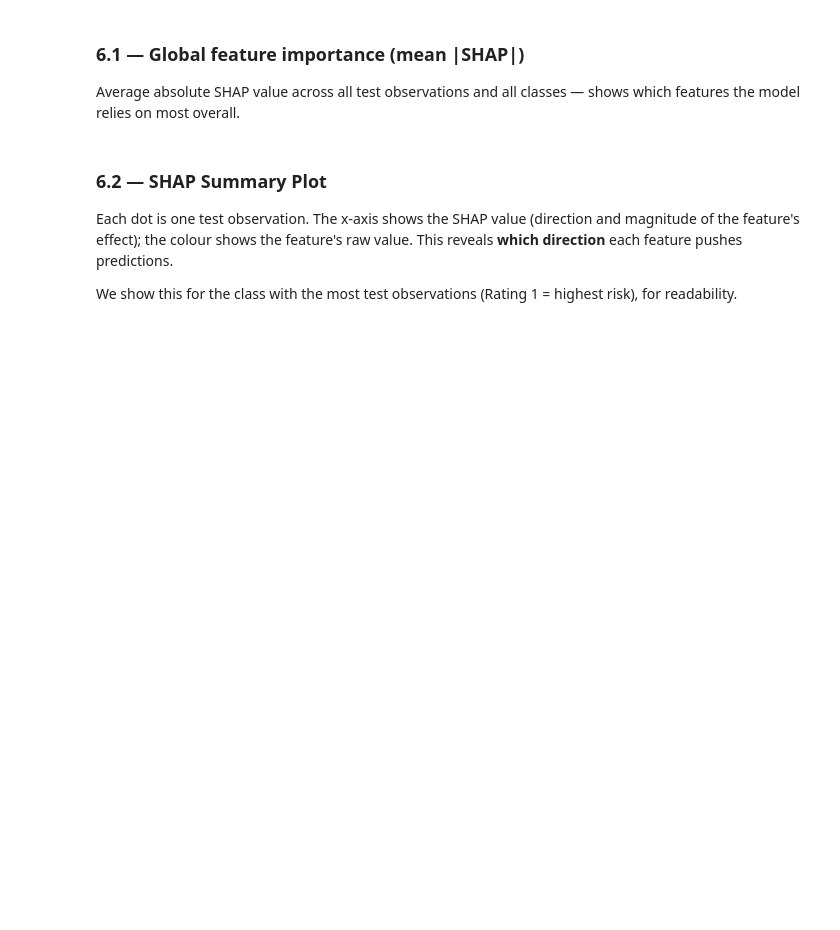
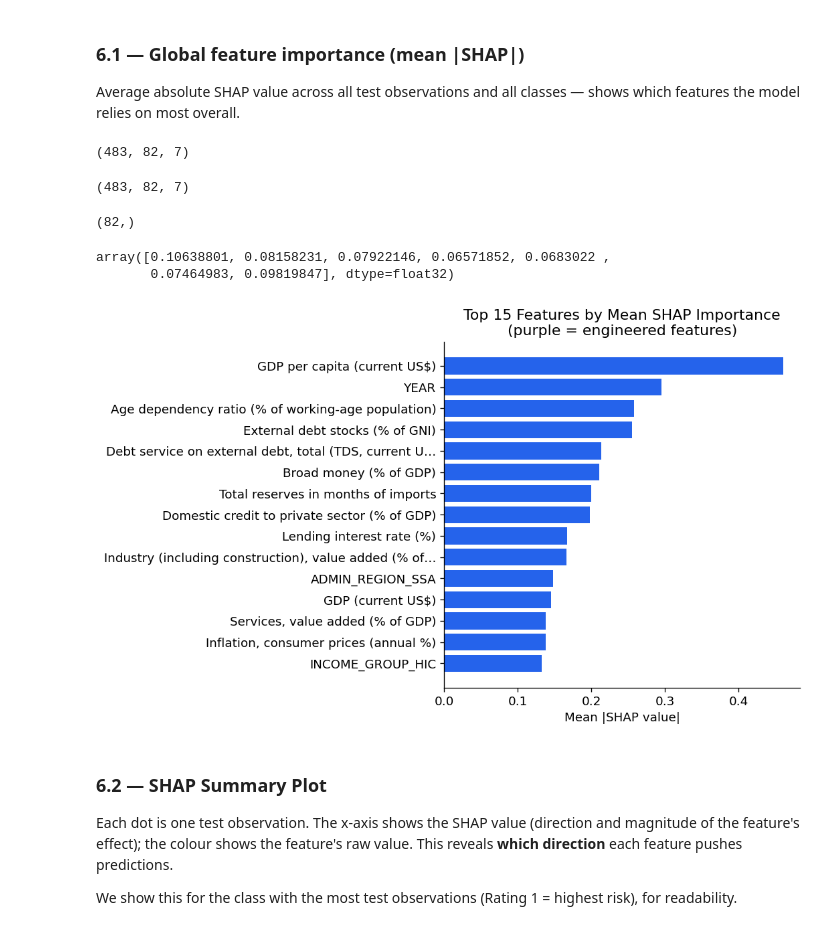
Before and after one commit to hippograndet/country_risk_rating, a Jupyter notebook: notebooks/05-Model_Analysis.ipynb, the cells around one changed output. Drawn from its saved outputs; the diff is of its cells as text; code cells hidden in the pictures; blank space fills up the shorter version.

Commit message:
Fixes and Runs: - Fixed, for 1 requirements.txt - Ran 05 Notebook, for model analysis, with shap.

```diff
--- a/notebooks/05-Model_Analysis.ipynb
+++ b/notebooks/05-Model_Analysis.ipynb
@@ -62,9 +60,9 @@ X = io.load_csv(config.PROCESSED_DATA_DIR / 'X.csv', index_col=0)
 y = io.load_csv(config.PROCESSED_DATA_DIR / 'y.csv', index_col=0)
 X = engineering.create_features(X)
 
-split_cfg = io.load_json(config.PROCESSED_DATA_DIR / 'splits/temporal_v1.json')
+split_cfg = io.load_json(config.PROCESSED_DATA_DIR / 'splits/temporal_v2.json')
 
-def get_split(data, bounds):
+def get_split(data, bounds) -> pd.DataFrame:
     return data[(data['YEAR'] >= bounds[0]) & (data['YEAR'] <= bounds[1])]
 
 X_train = get_split(X, split_cfg['train_years'])
@@ -106,7 +123,7 @@ xgb_cls = model_pipeline.get_model_pipeline(
      'gamma': 0.0, 'max_depth': 10, 'min_child_weight': 1.0,
      'colsample_bytree': 0.8, 'subsample': 1.0}
 )
-xgb_cls.fit(X_train, y_encoder.transform(y_train.values.ravel()))
+xgb_cls.fit(X_train, y_encoder.transform(y_train))
 y_pred_xgb_cls = y_encoder.inverse_transform(xgb_cls.predict(X_test))
 print('XGBoost Classifier trained')
 
@@ -145,7 +166,7 @@ for name, y_pred in MODELS.items():
         'Macro F1': metrics['f1'],
         'Accuracy': metrics['accuracy'],
         'Blurred Acc. (±1)': metrics['blurred_accuracy'],
-        'MAE (rating steps)': metrics['dist_accuracy_ratio'],
+        'MAE (rating steps)': metrics['mean_rating_error'],
     })
 
 summary = pd.DataFrame(rows).set_index('Model').sort_values('Macro F1', ascending=False)
@@ -337,24 +429,43 @@ feat_labels = [label_feature(n) for n in feat_names]
 ### 6.1 — Global feature importance (mean |SHAP|)
 
 Average absolute SHAP value across all test observations and all classes — shows which features the model relies on most overall.
+# %%
+shap_values.shape
+# %% [output]
+(483, 82, 7)
+# %%
+shap_arr.shape
+# %% [output]
+(483, 82, 7)
+# %%
+shap_arr.mean(axis=(0, 2)).shape
+# %% [output]
+(82,)
+# %%
+mean_abs_shap
+# %% [output]
+array([0.10638801, 0.08158231, 0.07922146, 0.06571852, 0.0683022 ,
+       0.07464983, 0.09819847], dtype=float32)
 # %%
 # Mean absolute SHAP across all classes and samples
 shap_arr = np.abs(np.array(shap_values))   # (n_classes, n_samples, n_features)
-mean_abs_shap = shap_arr.mean(axis=(0, 1)) # (n_features,)
+mean_abs_shap = shap_arr.mean(axis=(0, 2)) # (n_features,)
 
 shap_importance = pd.Series(mean_abs_shap, index=feat_labels).sort_values(ascending=False)
 top_n = 15
 top_shap = shap_importance.head(top_n)
 
 eng_mask = [n.startswith('[ENG]') for n in top_shap.index]
 bar_colors = ['#9333ea' if e else '#2563eb' for e in eng_mask]
 
 fig, ax = plt.subplots(figsize=(9, 5.5))
 ax.barh(top_shap.index[::-1], top_shap.values[::-1], color=bar_colors[::-1])
 ax.set_xlabel('Mean |SHAP value|')
 ax.set_title(f'Top {top_n} Features by Mean SHAP Importance\n(purple = engineered features)')
 plt.tight_layout()
 plt.show()
+# %% [output]
+[figure, added]
 # %% [markdown]
 ### 6.2 — SHAP Summary Plot
 
```
Also changed, not shown: parts of 18 cells of this notebook, 13 other files.
